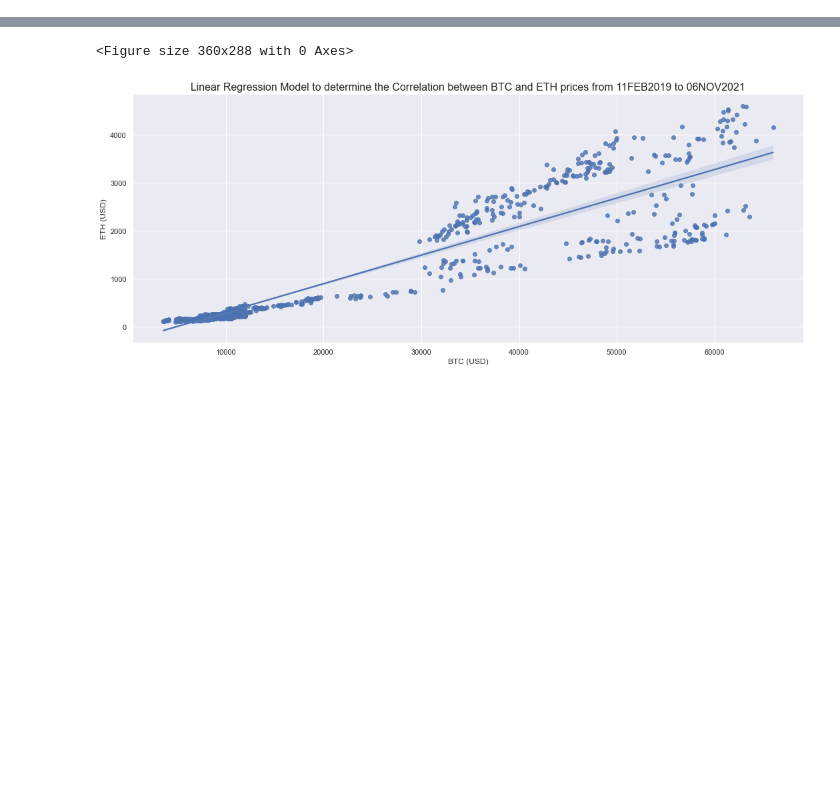
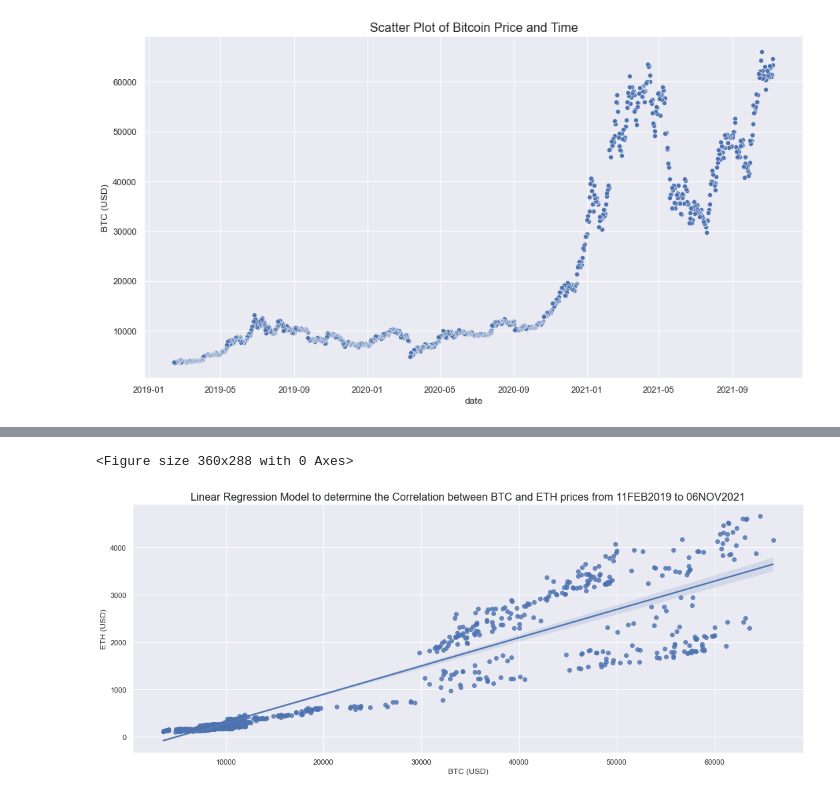
Before and after one commit to vedamy/Week_8_Project, a Jupyter notebook: week_8_project.py.ipynb, the cells around one changed output, grey strips where cells are left out. Cells and saved outputs as stored; diff of their text form; code cells hidden in the pictures; blank space fills up the shorter version.

```diff
--- a/week_8_project.py.ipynb
+++ b/week_8_project.py.ipynb
@@ -117,2 +76,8 @@ Text(0, 0.5, '45 day rolling correlation between BTC and ETH prices')
+# %%
+import seaborn as sns
+sns.scatterplot(x="date", y='BTC (USD)', data=crypto_data)
+plt.title('Scatter Plot of Bitcoin Price and Time', fontsize=16);
+# %% [output]
+[figure, added]
 # %%
 import seaborn as sns
```
Also changed, not shown: parts of 14 cells of this notebook.
